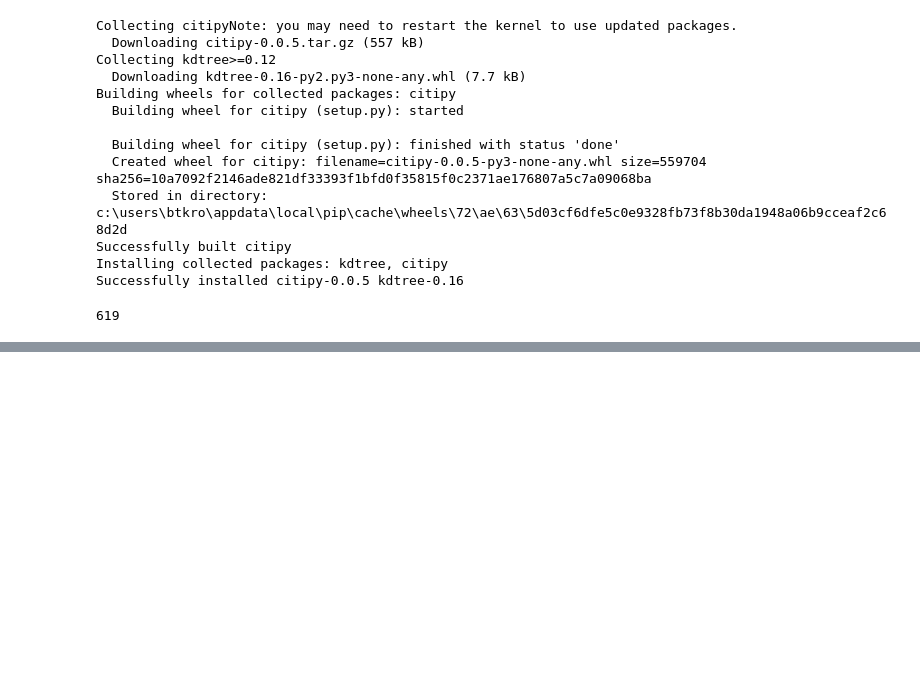
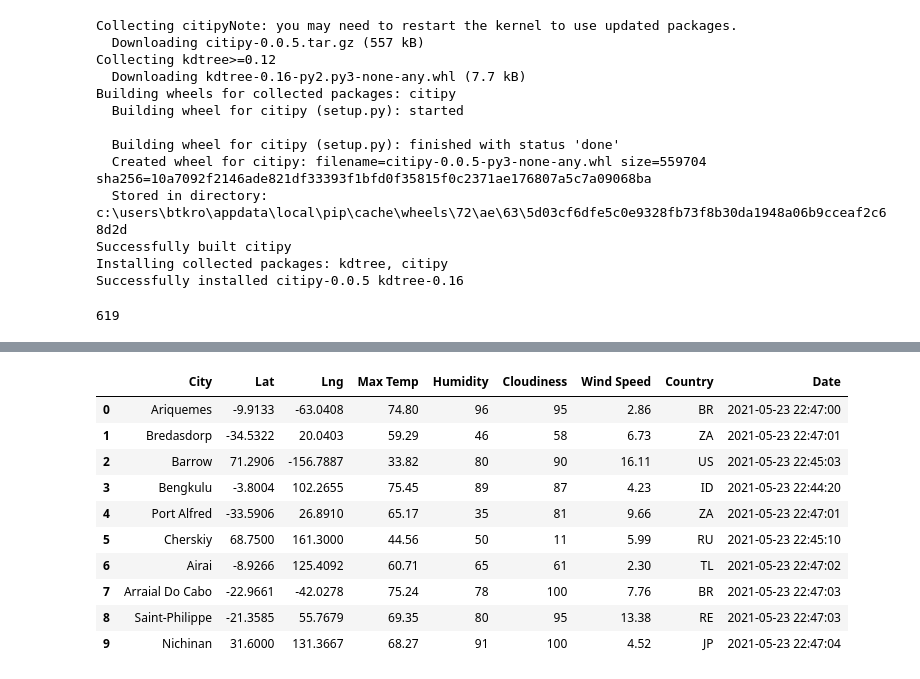
Before and after one commit to BKroos/World_Weather_Analysis, a Jupyter notebook: WeatherPy.ipynb, the cells around one changed output, grey strips where cells are left out. Saved outputs shown, nothing was run; the diff lists cells and outputs as text; code cells hidden in the pictures; blank space fills up the shorter version.

Commit message:
Added code to tie to cities and pull these cities weather data

```diff
--- a/WeatherPy.ipynb
+++ b/WeatherPy.ipynb
@@ -4,0 +8,4 @@ import numpy as np
+# %%
+# Starting URL for Weather Map API Call.
+url = "http://api.openweathermap.org/data/2.5/weather?units=Imperial&APPID=" + weather_api_key
+print(url)
@@ -46,0 +133,16 @@ len(cities)
+# %%
+# Convert the array of dictionaries to a Pandas DataFrame.
+city_data_df = pd.DataFrame(city_data)
+city_data_df.head(10)
+# %% [output]
+|  | City | Lat | Lng | Max Temp | Humidity | Cloudiness | Wind Speed | Country | Date |
+| 0 | Ariquemes | -9.9133 | -63.0408 | 74.80 | 96 | 95 | 2.86 | BR | 2021-05-23 22:47:00 |
+| 1 | Bredasdorp | -34.5322 | 20.0403 | 59.29 | 46 | 58 | 6.73 | ZA | 2021-05-23 22:47:01 |
+| 2 | Barrow | 71.2906 | -156.7887 | 33.82 | 80 | 90 | 16.11 | US | 2021-05-23 22:45:03 |
+| 3 | Bengkulu | -3.8004 | 102.2655 | 75.45 | 89 | 87 | 4.23 | ID | 2021-05-23 22:44:20 |
+| 4 | Port Alfred | -33.5906 | 26.8910 | 65.17 | 35 | 81 | 9.66 | ZA | 2021-05-23 22:47:01 |
+| 5 | Cherskiy | 68.7500 | 161.3000 | 44.56 | 50 | 11 | 5.99 | RU | 2021-05-23 22:45:10 |
+| 6 | Airai | -8.9266 | 125.4092 | 60.71 | 65 | 61 | 2.30 | TL | 2021-05-23 22:47:02 |
+| 7 | Arraial Do Cabo | -22.9661 | -42.0278 | 75.24 | 78 | 100 | 7.76 | BR | 2021-05-23 22:47:03 |
+| 8 | Saint-Philippe | -21.3585 | 55.7679 | 69.35 | 80 | 95 | 13.38 | RE | 2021-05-23 22:47:03 |
+| 9 | Nichinan | 31.6000 | 131.3667 | 68.27 | 91 | 100 | 4.52 | JP | 2021-05-23 22:47:04 |
```
Also changed, not shown: parts of 5 cells of this notebook.
